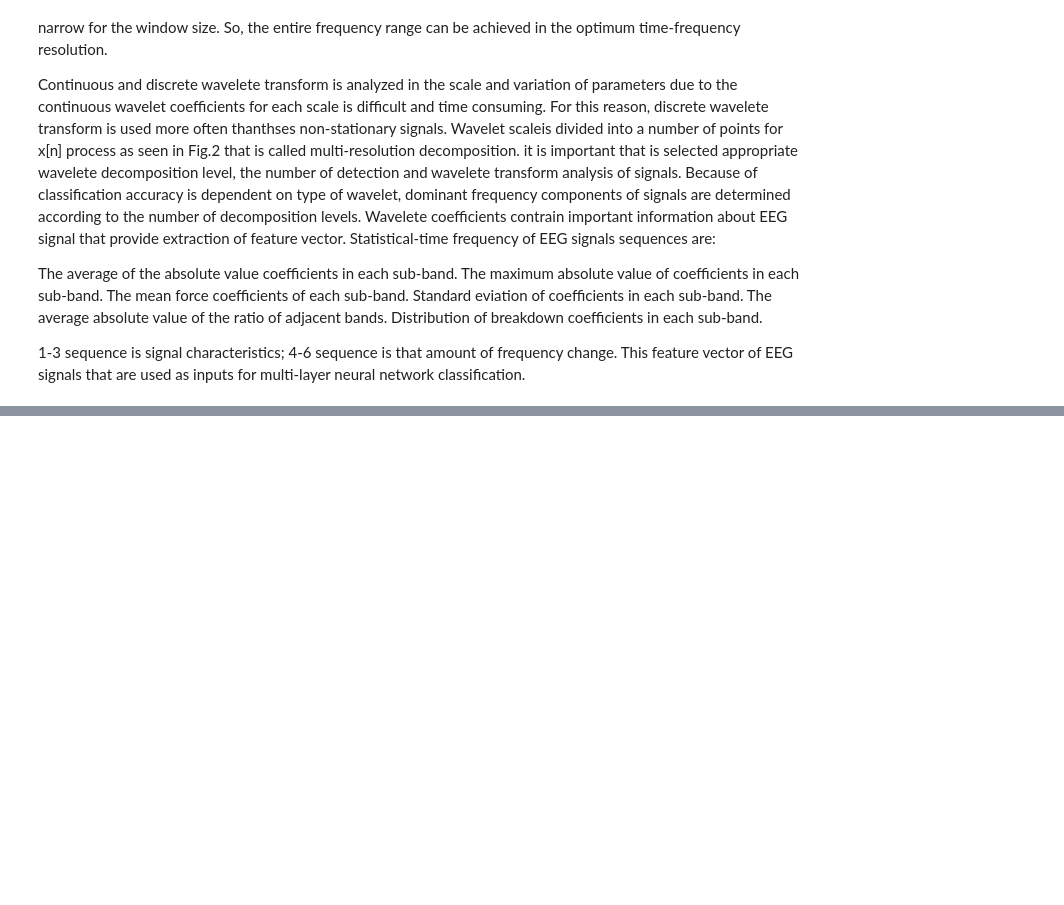
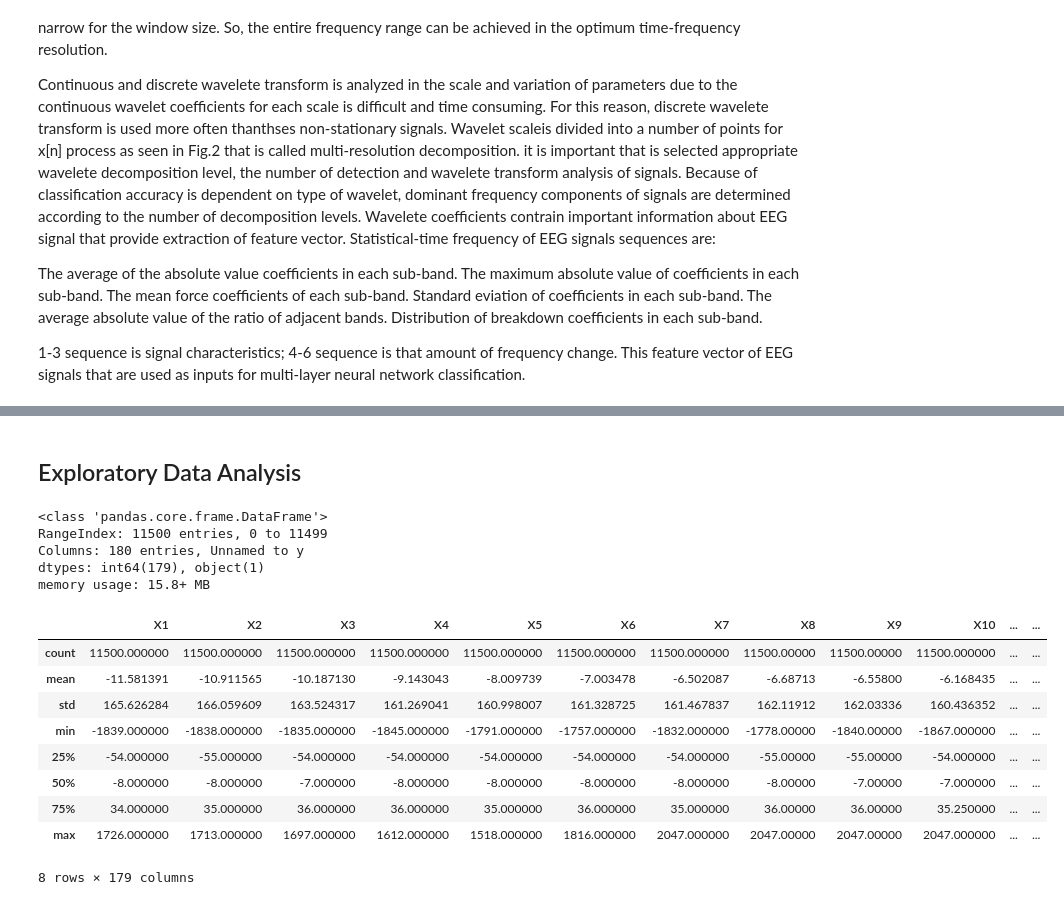
Before and after one commit to mamuncseru/analysis_on_epileptic_seizure_bonn_dataset, a Jupyter notebook: Machine_Learning_Algorithms_for_Epileptic_Seizures_on_Bonn_dataset.ipynb, the cells around one changed output, grey strips where cells are left out. Cells and saved outputs as stored; diff of their text form; code cells hidden in the pictures; blank space fills up the shorter version.

```diff
--- a/Machine_Learning_Algorithms_for_Epileptic_Seizures_on_Bonn_dataset.ipynb
+++ b/Machine_Learning_Algorithms_for_Epileptic_Seizures_on_Bonn_dataset.ipynb
@@ -36,0 +117,23 @@ The average of the absolute value coefficients in each sub-band. The maximum abs
+# %% [markdown]
+## Exploratory Data Analysis
+# %%
+ESR.info()
+# %% [output]
+<class 'pandas.core.frame.DataFrame'>
+RangeIndex: 11500 entries, 0 to 11499
+Columns: 180 entries, Unnamed to y
+dtypes: int64(179), object(1)
+memory usage: 15.8+ MB
+# %%
+ESR.describe()
+# %% [output]
+|  | X1 | X2 | X3 | X4 | X5 | X6 | X7 | X8 | X9 | X10 | ... | ... |
+| count | 11500.000000 | 11500.000000 | 11500.000000 | 11500.000000 | 11500.000000 | 11500.000000 | 11500.000000 | 11500.00000 | 11500.00000 | 11500.000000 | ... | ... |
+| mean | -11.581391 | -10.911565 | -10.187130 | -9.143043 | -8.009739 | -7.003478 | -6.502087 | -6.68713 | -6.55800 | -6.168435 | ... | ... |
+| std | 165.626284 | 166.059609 | 163.524317 | 161.269041 | 160.998007 | 161.328725 | 161.467837 | 162.11912 | 162.03336 | 160.436352 | ... | ... |
+| min | -1839.000000 | -1838.000000 | -1835.000000 | -1845.000000 | -1791.000000 | -1757.000000 | -1832.000000 | -1778.00000 | -1840.00000 | -1867.000000 | ... | ... |
+| 25% | -54.000000 | -55.000000 | -54.000000 | -54.000000 | -54.000000 | -54.000000 | -54.000000 | -55.00000 | -55.00000 | -54.000000 | ... | ... |
+| 50% | -8.000000 | -8.000000 | -7.000000 | -8.000000 | -8.000000 | -8.000000 | -8.000000 | -8.00000 | -7.00000 | -7.000000 | ... | ... |
+| 75% | 34.000000 | 35.000000 | 36.000000 | 36.000000 | 35.000000 | 36.000000 | 35.000000 | 36.00000 | 36.00000 | 35.250000 | ... | ... |
+| max | 1726.000000 | 1713.000000 | 1697.000000 | 1612.000000 | 1518.000000 | 1816.000000 | 2047.000000 | 2047.00000 | 2047.00000 | 2047.000000 | ... | ... |
+8 rows × 179 columns
```
Also changed, not shown: parts of 14 cells of this notebook.
